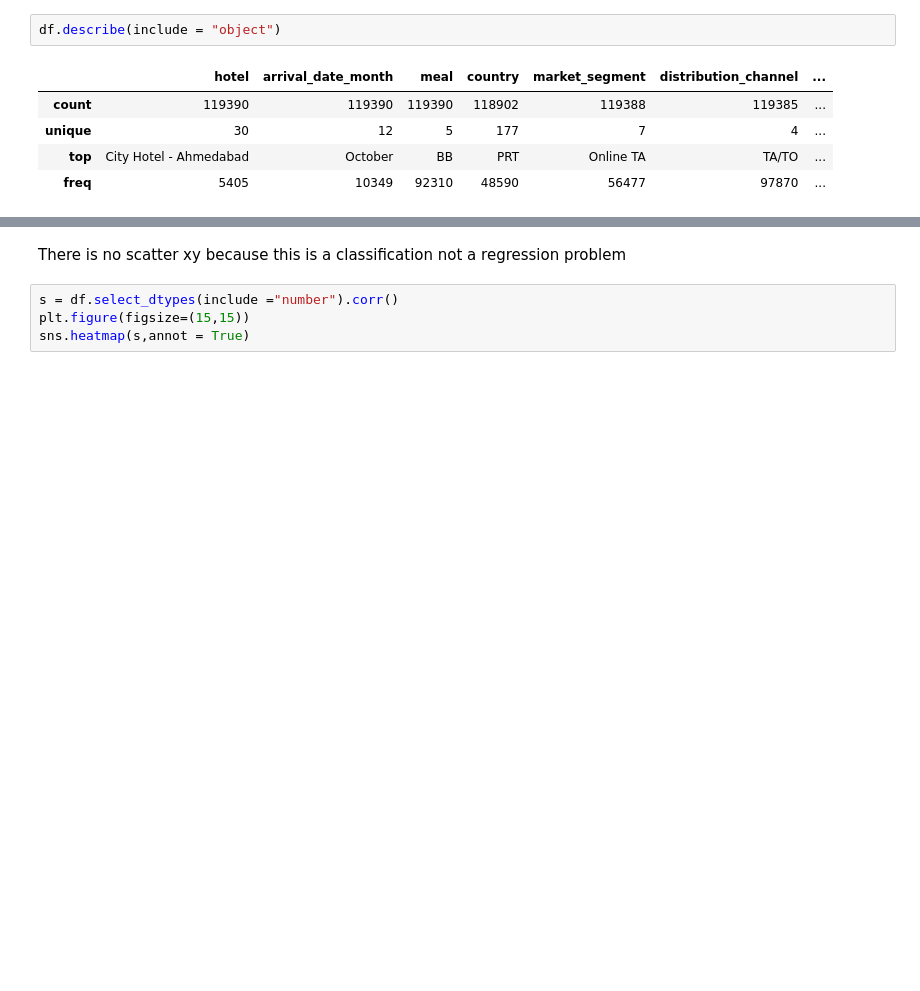
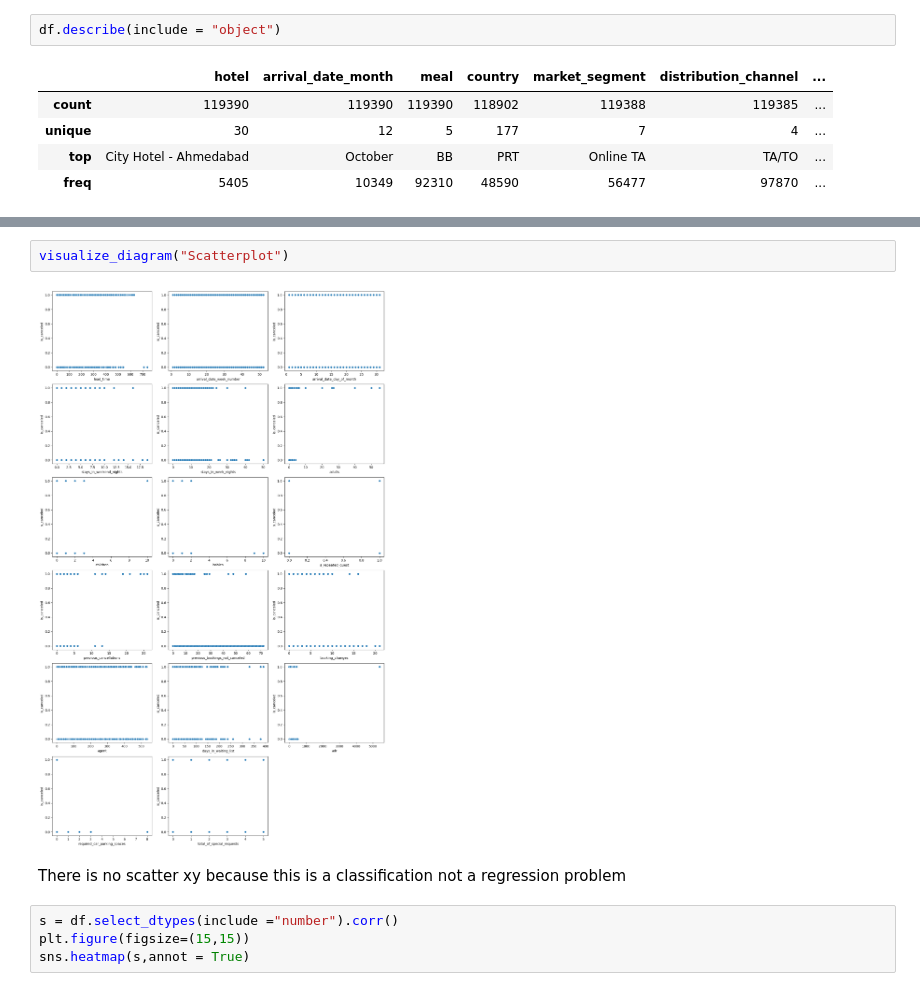
Before and after one commit to mohamedelziat50/Hotel-Bookings-AI-MIU, a Jupyter notebook: Hotel_Booking.ipynb, the cells around one changed output, grey strips where cells are left out. Cells and saved outputs as stored; diff of their text form; blank space fills up the shorter version.

```diff
--- a/Hotel_Booking.ipynb
+++ b/Hotel_Booking.ipynb
@@ -356,3 +358,7 @@ for i in numeric_columns:
+# %%
+visualize_diagram("Scatterplot")
+# %% [output]
+[figure, added]
 # %% [markdown]
 There is no scatter xy because this is a classification not a regression problem
 # %%
```
Also changed, not shown: parts of 19 cells of this notebook.
